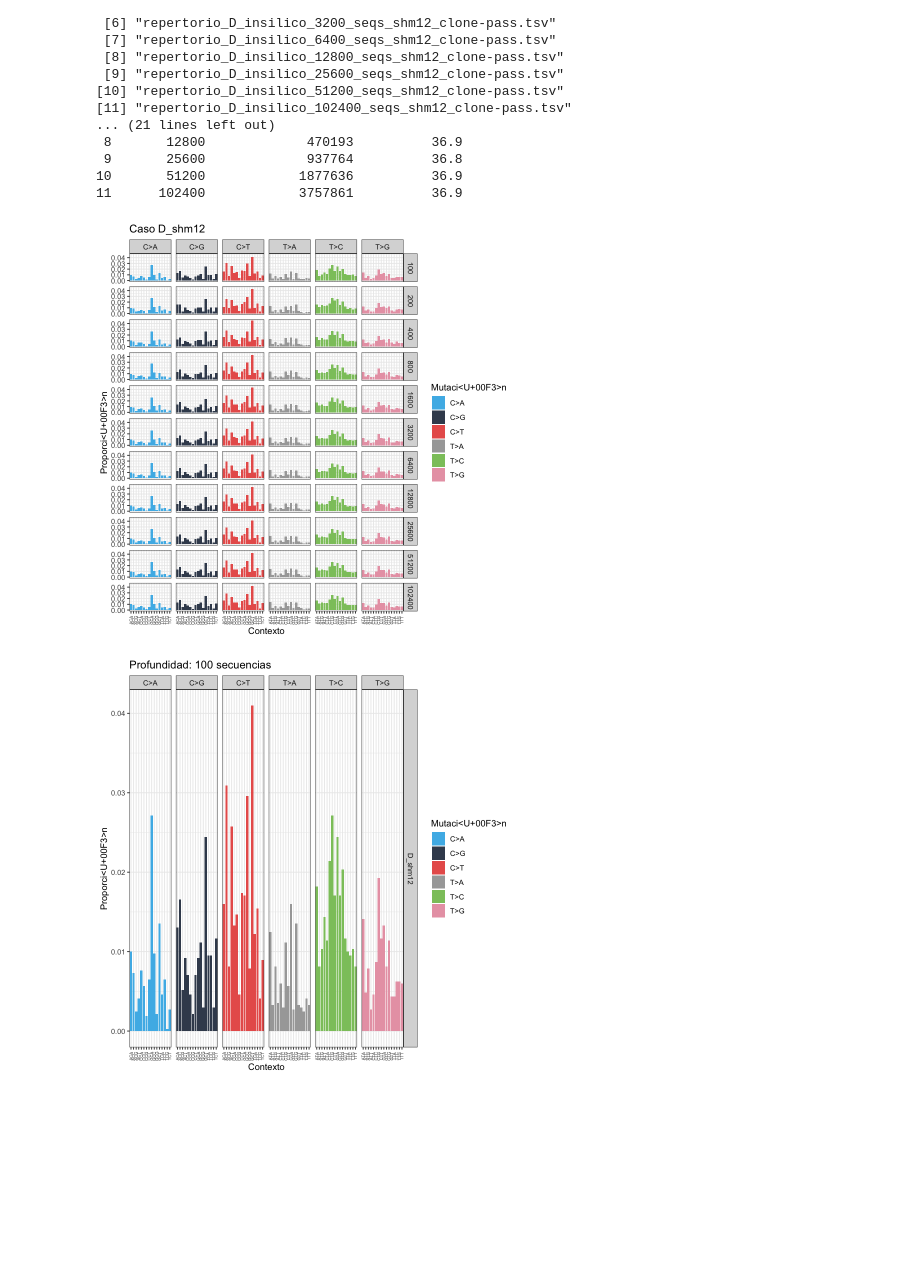
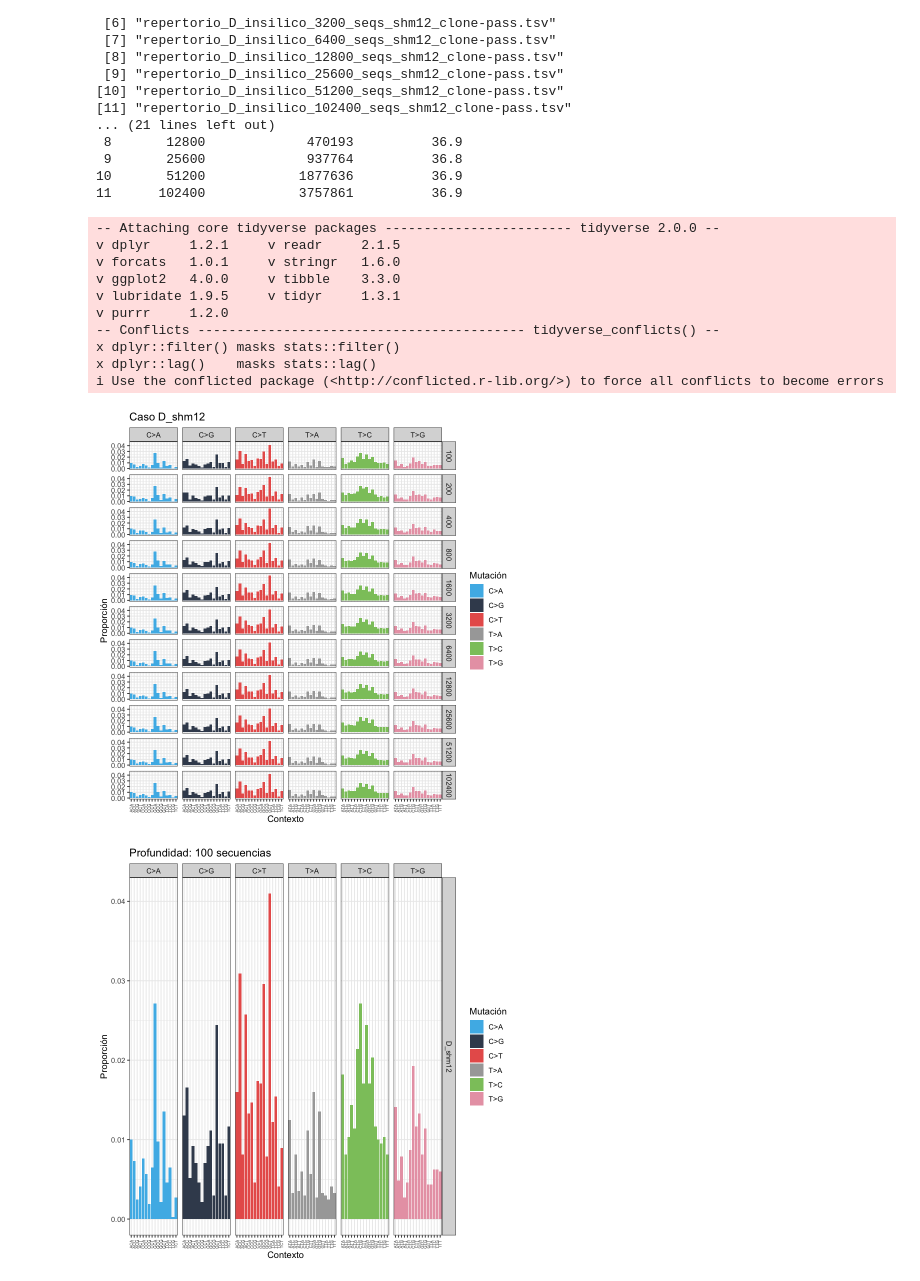
Before and after one commit to sofiacardenase/tesisbioinf-sofia, a Jupyter notebook: notebooks/8.1-signatures_motif.ipynb, the cells around one changed output. Cells and saved outputs as stored; diff of their text form; code cells hidden in the pictures; blank space fills up the shorter version.

```diff
--- a/notebooks/8.1-signatures_motif.ipynb
+++ b/notebooks/8.1-signatures_motif.ipynb
@@ -171,7 +171,7 @@ plot_sbs <- function(df, filas, titulo) {
     geom_col() +
     scale_fill_manual(values = paleta) +
     facet_grid(rows = vars({{ filas }}), cols = vars(tipo), scales = "free_x") +
-    labs(title = titulo, x = "Contexto", y = "Proporción", fill = "Mutación") +
+    labs(title = titulo, x = "Contexto", y = "Proporci\u00F3n", fill = "Mutaci\u00F3n") +
     theme_bw() +
     theme(axis.text.x = element_text(angle = 90, vjust = 0.5, size = 5))
 }
@@ -219,32 +219,42 @@ sbs <- sbs |>
     tri = factor(tri, levels = unique(clases$tri)),
     profundidad = factor(profundidad, levels = sort(unique(profundidad)))
   )
 
 dir_fig <- "/Users/catg/Desktop/SOFIAC/Gitsofia/tesisbioinf-sofia/results/signatures/figuras"
 dir.create(file.path(dir_fig, "por_caso"), recursive = TRUE, showWarnings = FALSE)
 dir.create(file.path(dir_fig, "por_profundidad"), recursive = TRUE, showWarnings = FALSE)
 
 # 1) una figura por caso, facet = profundidad
 for (esc in unique(sbs$escenario)) {
   df <- filter(sbs, escenario == esc)
   g <- plot_sbs(df, profundidad, paste("Caso", esc))
   ggsave(file.path(dir_fig, "por_caso", paste0("sbs96_caso_", esc, ".png")),
     g,
     width = 10, height = 1 + 0.9 * n_distinct(df$profundidad), dpi = 200
   )
   print(g)
 }
 
 # 2) una figura por profundidad, facet = caso
 for (p in levels(sbs$profundidad)) {
   df <- filter(sbs, profundidad == p)
   g <- plot_sbs(df, escenario, paste("Profundidad:", p, "secuencias"))
   ggsave(file.path(dir_fig, "por_profundidad", paste0("sbs96_prof_", p, ".png")),
     g,
     width = 10, height = 1 + 1.2 * n_distinct(df$escenario), dpi = 200
   )
   print(g)
 }
 # %% [output]
+-- Attaching core tidyverse packages ------------------------ tidyverse 2.0.0 --
+v dplyr     1.2.1     v readr     2.1.5
+v forcats   1.0.1     v stringr   1.6.0
+v ggplot2   4.0.0     v tibble    3.3.0
+v lubridate 1.9.5     v tidyr     1.3.1
+v purrr     1.2.0
+-- Conflicts ------------------------------------------ tidyverse_conflicts() --
+x dplyr::filter() masks stats::filter()
+x dplyr::lag()    masks stats::lag()
+i Use the conflicted package (<http://conflicted.r-lib.org/>) to force all conflicts to become errors
-[figure, old version]
+[figure, new version]
-[figure, old version]
+[figure, new version]
```
Also changed, not shown: parts of 1 cell of this notebook, 12 other files.
